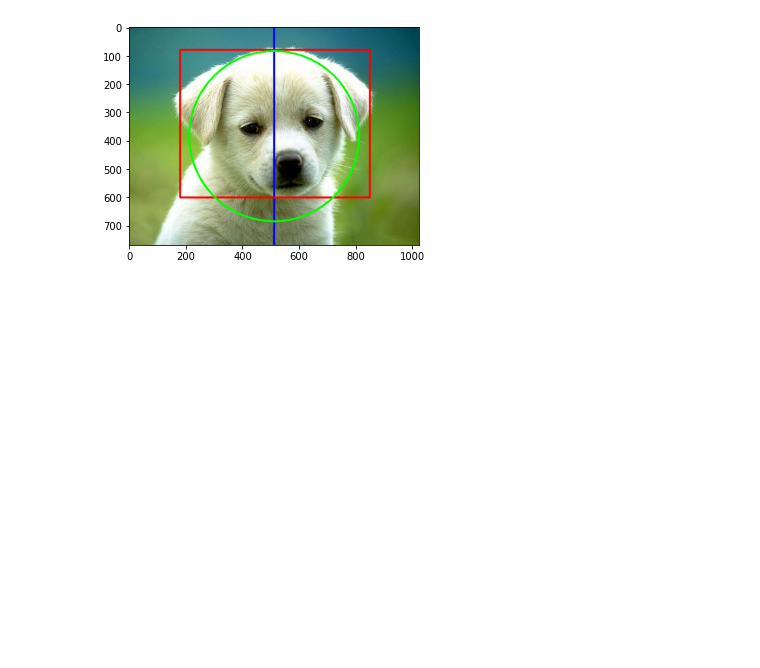
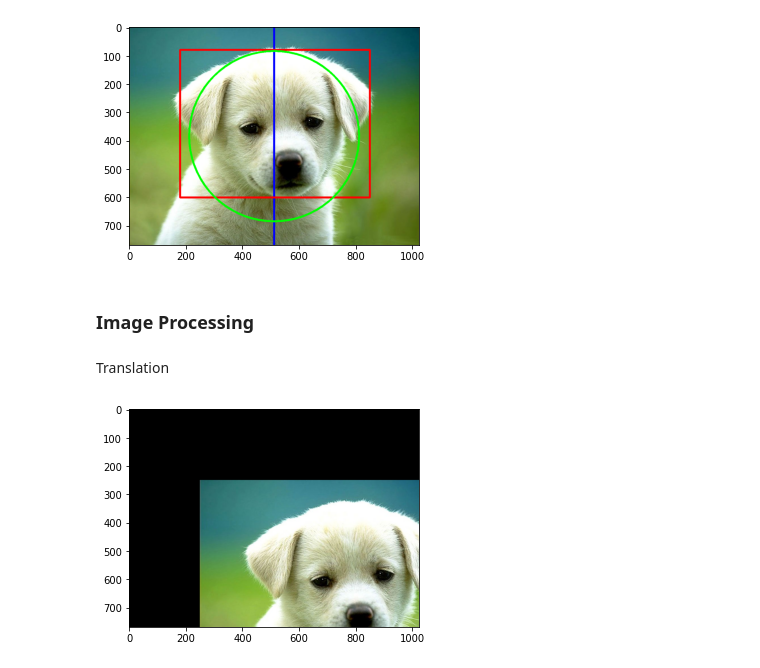
Before and after one commit to lokeshkumarn/OpenCV, a Jupyter notebook: OpenCV_Basics.ipynb, the cells around one changed output. Saved outputs shown, nothing was run; the diff lists cells and outputs as text; code cells hidden in the pictures; blank space fills up the shorter version.

```diff
--- a/OpenCV_Basics.ipynb
+++ b/OpenCV_Basics.ipynb
@@ -154,3 +154,5 @@ show_cv2(tmp_image)
 # %% [output]
 512 384
 [figure]
+# %% [markdown]
+### Image Processing
@@ -156,0 +161,11 @@ show_cv2(tmp_image)
+# %%
+tmp_image = dog_image.copy()
+# %% [markdown]
+Translation
+# %%
+#Shift Down and Right
+M = np.float32([[1,0,250],[0,1,250]]) # shift matrix for down and right
+shifted_up_left = cv2.warpAffine(tmp_image, M, (tmp_image.shape[1], tmp_image.shape[0]))
+show_cv2(shifted_up_left)
+# %% [output]
+[figure, added]
```
Also changed, not shown: parts of 3 cells of this notebook.
